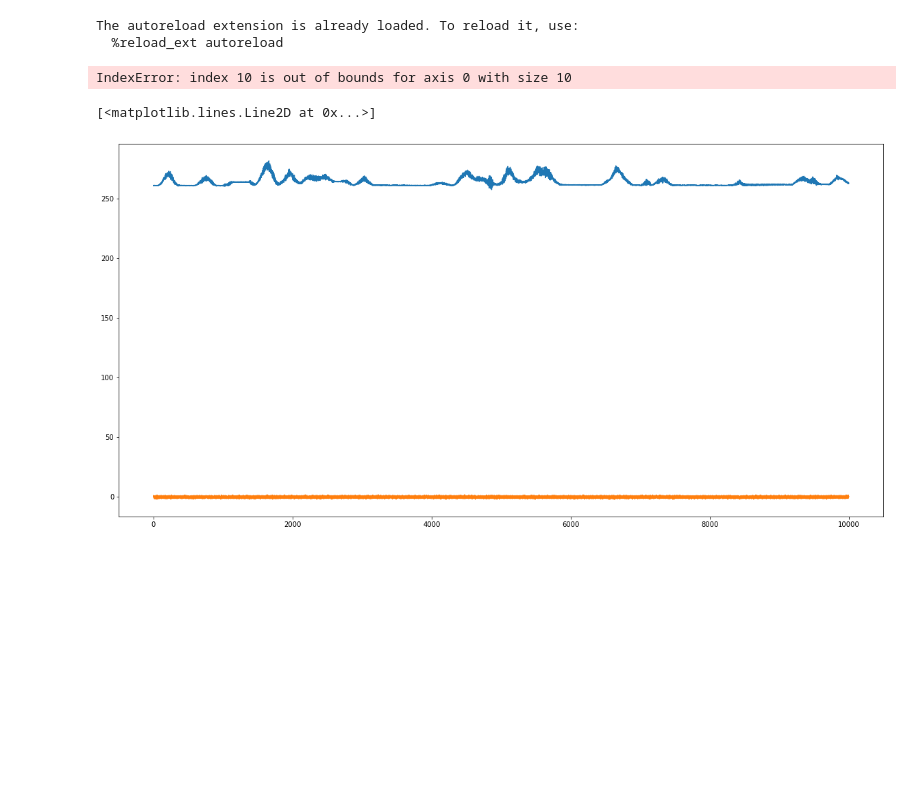
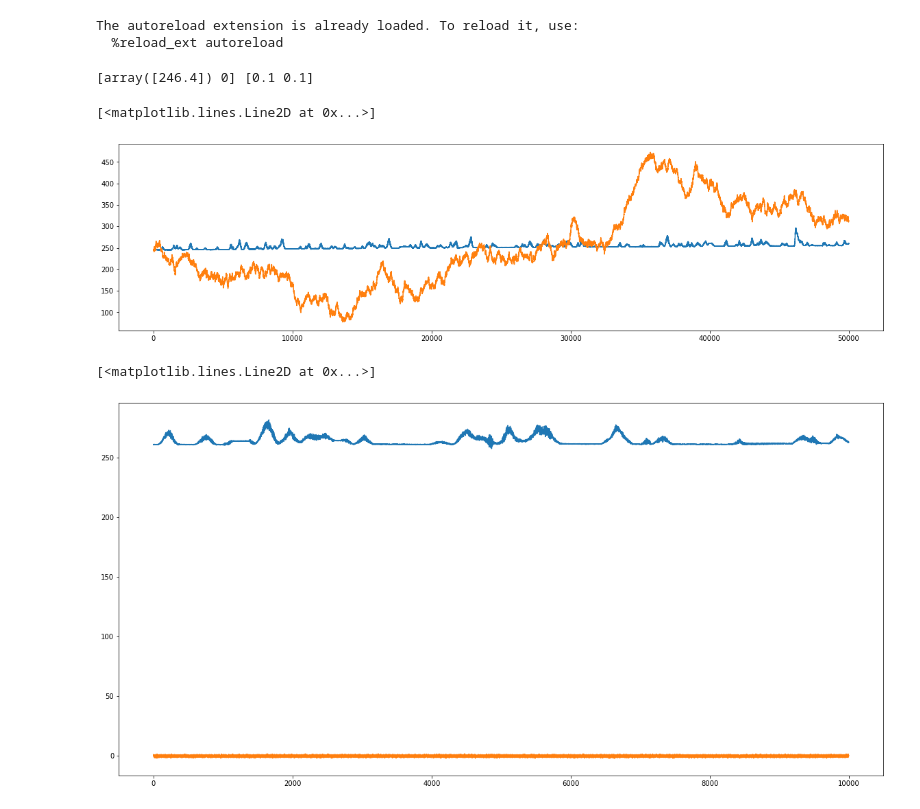
Before and after one commit to WEILMAX/dw_events, a Jupyter notebook: dw_events/notebooks/temperature_compensation/mw4_particlefilter.ipynb, the cells around one changed output. Cells and saved outputs as stored; diff of their text form; code cells hidden in the pictures; blank space fills up the shorter version.

Commit message:
Trying to implement the particle filter without succes.

```diff
--- a/dw_events/notebooks/temperature_compensation/mw4_particlefilter.ipynb
+++ b/dw_events/notebooks/temperature_compensation/mw4_particlefilter.ipynb
@@ -60,7 +46,40 @@ pf = \
-# %%
-pf.filter_data_quick(x)
-# %% [output]
-IndexError: index 10 is out of bounds for axis 0 with size 10
+# %%
+start = 900000
+stop = 950000
+sensor = 3
+Tb = bottom_temperature_data
+delta_Tb = Tb - Tb.shift(int(1))
+
+measurements = pd.DataFrame(
+    {
+        BCN_signals.columns[sensor]: BCN_signals.iloc[start:stop, sensor].values
+    },
+    index = BCN_signals.index[start:stop])
+
+inputs = pd.DataFrame(
+    {
+        'Tb': Tb.iloc[start:stop].values[:,0],
+        'delta_Tb': delta_Tb.iloc[start:stop].values[:,0]
+    }, index = measurements.index)
+
+pf = \
+    ParticleFilter(
+        num_particles = 2,
+        r_measurement_noise = 1,
+        q_process_noise = np.array([1,1]),
+        scale = 1e-1
+    )
+# %%
+filtered_data = pf.filter(measurements.values, inputs.values)
+# %% [output]
+[array([246.4]) 0] [0.1 0.1]
+# %%
+plt.figure(figsize=(20,5))
+plt.plot(measurements.values)
+plt.plot(filtered_data)
+# %% [output]
+[<matplotlib.lines.Line2D at 0x...>]
+[figure, added]
 # %%
 import numpy as np
 
```
Also changed, not shown: parts of 1 cell of this notebook, 1 other file.
